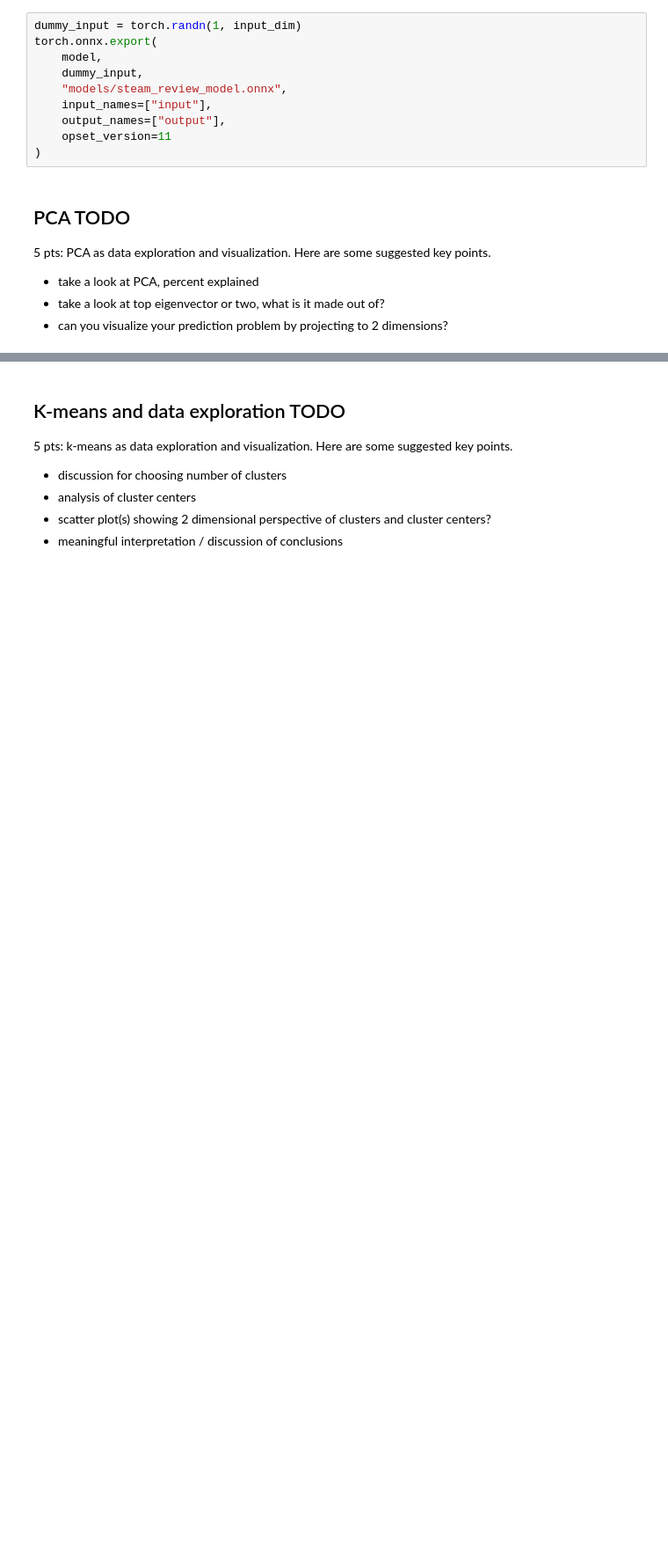
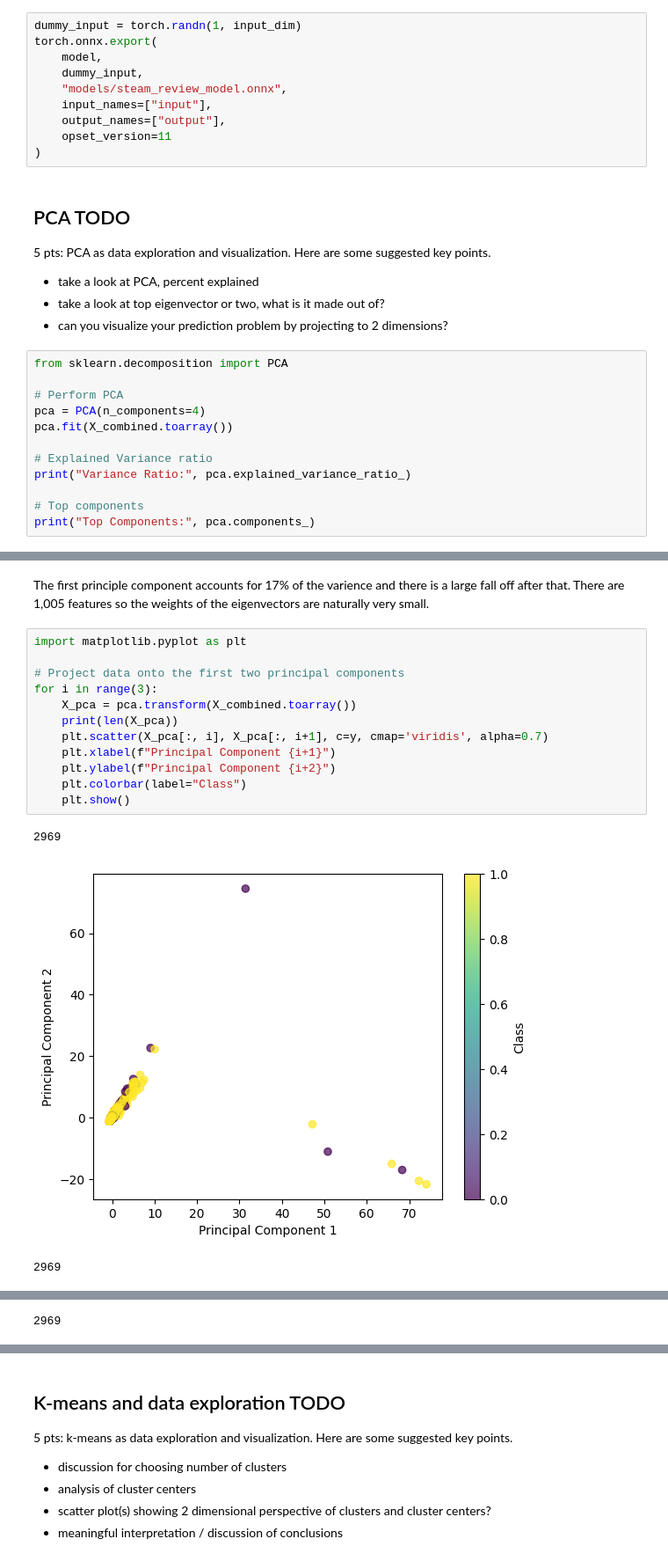
Before and after one commit to lwneumann/DS505_AML_Project, a Jupyter notebook: model-training.ipynb, the cells around one changed output, grey strips where cells are left out. Shown: that part at 88% size. Drawn from its saved outputs; the diff is of its cells as text; blank space fills up the shorter version.

Commit message:
added pca and visualization

```diff
--- a/model-training.ipynb
+++ b/model-training.ipynb
@@ -235,3 +235,15 @@ torch.onnx.export(
 - take a look at PCA, percent explained
 - take a look at top eigenvector or two, what is it made out of?
 - can you visualize your prediction problem by projecting to 2 dimensions?
+# %%
+from sklearn.decomposition import PCA
+
+# Perform PCA
+pca = PCA(n_components=4)
+pca.fit(X_combined.toarray())
+
+# Explained Variance ratio
+print("Variance Ratio:", pca.explained_variance_ratio_)
+
+# Top components
+print("Top Components:", pca.components_)
@@ -237,0 +262,18 @@ torch.onnx.export(
+# %% [markdown]
+The first principle component accounts for 17% of the varience and there is a large fall off after that. There are 1,005 features so the weights of the eigenvectors are naturally very small.
+# %%
+import matplotlib.pyplot as plt
+
+# Project data onto the first two principal components
+for i in range(3):
+    X_pca = pca.transform(X_combined.toarray())
+    print(len(X_pca))
+    plt.scatter(X_pca[:, i], X_pca[:, i+1], c=y, cmap='viridis', alpha=0.7)
+    plt.xlabel(f"Principal Component {i+1}")
+    plt.ylabel(f"Principal Component {i+2}")
+    plt.colorbar(label="Class")
+    plt.show()
+# %% [output]
+2969
+[figure, added]
+2969
@@ -237,0 +281 @@ torch.onnx.export(
+2969
```
Also changed, not shown: parts of 4 cells of this notebook, 1 other file.
